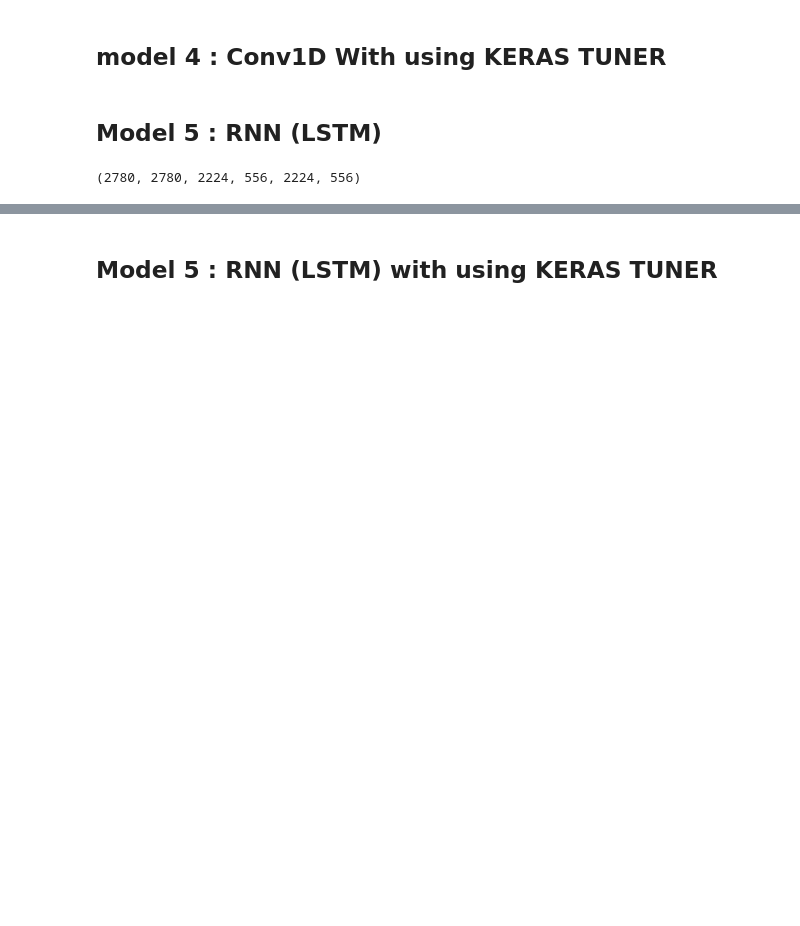
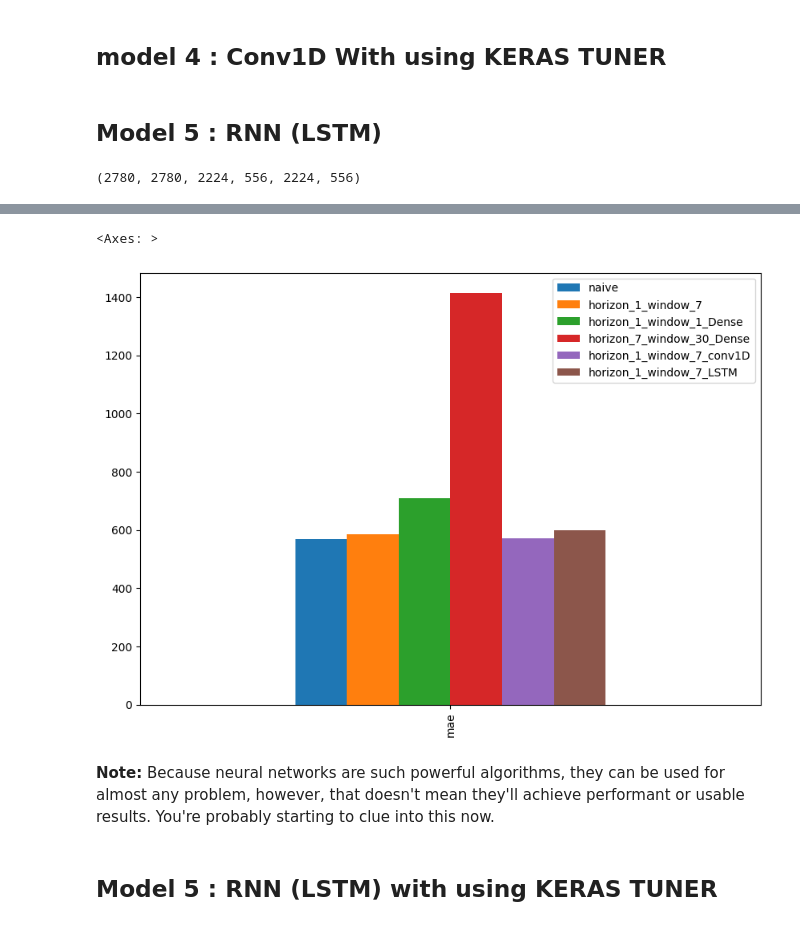
Before and after one commit to jrassoul/TensorFlow_Developer_Certificate_ZTM, a Jupyter notebook: 10_time_series_forecasting_with_tensorflow/10_time_series_forecasting_with_tensorflow.ipynb, the cells around one changed output, grey strips where cells are left out. Cells and saved outputs as stored; diff of their text form; code cells hidden in the pictures; blank space fills up the shorter version.

```diff
--- a/10_time_series_forecasting_with_tensorflow/10_time_series_forecasting_with_tensorflow.ipynb
+++ b/10_time_series_forecasting_with_tensorflow/10_time_series_forecasting_with_tensorflow.ipynb
@@ -1347,3 +1345,4 @@ len(full_windows), len(full_labels), len(train_windows), len(test_windows), len(
 # %%
-# model_5 = tf.keras.models.load_model("model_experiments/model_5/")
-# model_5.evaluate(test_windows, test_labels)
+# Load in best version of model 5 and evaluate on the test data
+model_5 = tf.keras.models.load_model("model_experiments/model_5_LSTM/")
+model_5.evaluate(test_windows, test_labels)
@@ -1352,2 +1353,3 @@ len(full_windows), len(full_labels), len(train_windows), len(test_windows), len(
 # %%
-# model_5_preds = make_preds(model_5, test_windows)
+# Make prediction our LSTM model
+model_5_preds = make_preds(model_5, test_windows)
@@ -1356,10 +1358,17 @@ len(full_windows), len(full_labels), len(train_windows), len(test_windows), len(
+# %%
+model_5_results = evaluate_preds(test_labels, model_5_preds)
 # %%
-# pd.DataFrame({"naive": naive_results["mae"],
-#               "horizon_1_window_7": model_1_results["mae"],
-#               "horizon_1_window_30": model_2_results["mae"],
-#               "horizon_7_window_30": model_3_results["mae"],
-#               "horizon_1_window_7_conv1D": model_4_results["mae"],
-#               "horizon_1_window_7_LSTM":model_5_result["mae"]}, index=["mae"]).plot(figsize=(10,7), kind="bar")
+pd.DataFrame({"naive": naive_results["mae"],
+              "horizon_1_window_7": model_1_results["mae"],
+              "horizon_1_window_1_Dense": model_2_results["mae"],
+              "horizon_7_window_30_Dense": model_3_results["mae"],
+              "horizon_1_window_7_conv1D": model_4_results["mae"],
+              "horizon_1_window_7_LSTM":model_5_results["mae"]}, index=["mae"]).plot(figsize=(10,7), kind="bar")
+# %% [output]
+<Axes: >
+[figure, added]
+# %% [markdown]
+**Note:** Because neural networks are such powerful algorithms, they can be used for almost any problem, however, that doesn't mean they'll achieve performant or usable results. You're probably starting to clue into this now.
 # %% [markdown]
 ## Model 5 : RNN (LSTM)  with using KERAS TUNER
 # %%
```
Also changed, not shown: parts of 44 cells of this notebook.
